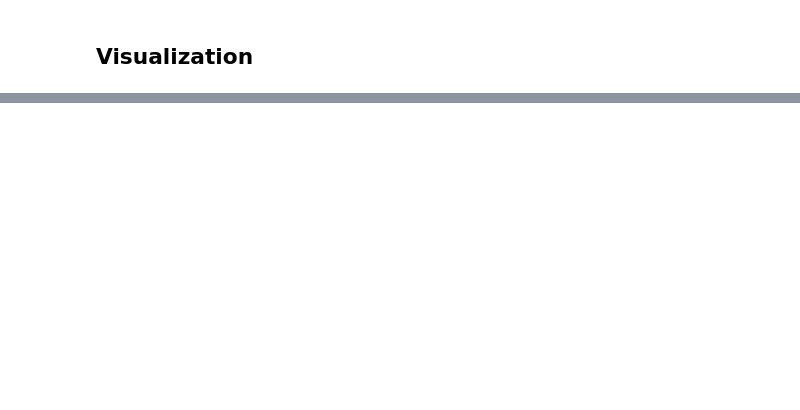
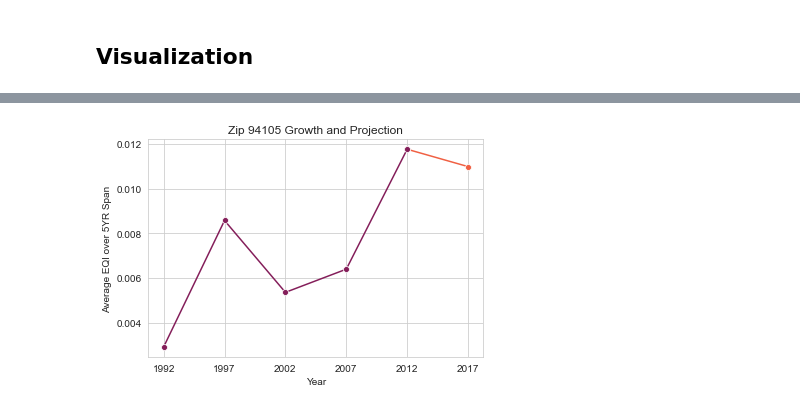
Before and after one commit to jolfr/capstone-02, a Jupyter notebook: notebooks/modelling/4.5-tjc-evaluation.ipynb, the cells around one changed output, grey strips where cells are left out. Drawn from its saved outputs; the diff is of its cells as text; code cells hidden in the pictures; blank space fills up the shorter version.

Commit message:
completed reporting for capstone02

```diff
--- a/notebooks/modelling/4.5-tjc-evaluation.ipynb
+++ b/notebooks/modelling/4.5-tjc-evaluation.ipynb
@@ -262,0 +374,4 @@ plt.savefig('../../reports/figures/actual_vs_predicted')
+# %%
+sample_graph.at[5,'start_year'] = 2017
+sample_graph.at[5,'avg_eqi_year_1-5'] = sample_pred[0]
+sample_graph.at[5,'actual'] = 0
@@ -262,0 +383,2 @@ plt.savefig('../../reports/figures/actual_vs_predicted')
+# %%
+sample_graph = sample_graph.sort_values(by=['start_year'])
@@ -262,0 +395,6 @@ plt.savefig('../../reports/figures/actual_vs_predicted')
+# %%
+sample_graph = sample_graph.append(sample_graph.iloc[4])
+sample_graph = sample_graph.sort_values(by=['start_year'])
+sample_graph = sample_graph.reset_index(drop=True)
+# %%
+sample_graph.at[5,'actual'] = 0
@@ -262,0 +412,9 @@ plt.savefig('../../reports/figures/actual_vs_predicted')
+# %%
+plot = sns.lineplot(data=sample_graph, x="start_year", y="avg_eqi_year_1-5", hue='actual', marker='o', palette="rocket_r", legend=False)
+plot.set(xticks=[1992,1997,2002,2007,2012,2017])
+plt.title('Zip 94105 Growth and Projection')
+plt.xlabel('Year')
+plt.ylabel('Average EQI over 5YR Span')
+plt.savefig('../../reports/figures/zip94105_projection')
+# %% [output]
+[figure, added]
```
Also changed, not shown: parts of 23 cells of this notebook, 8 other files.
